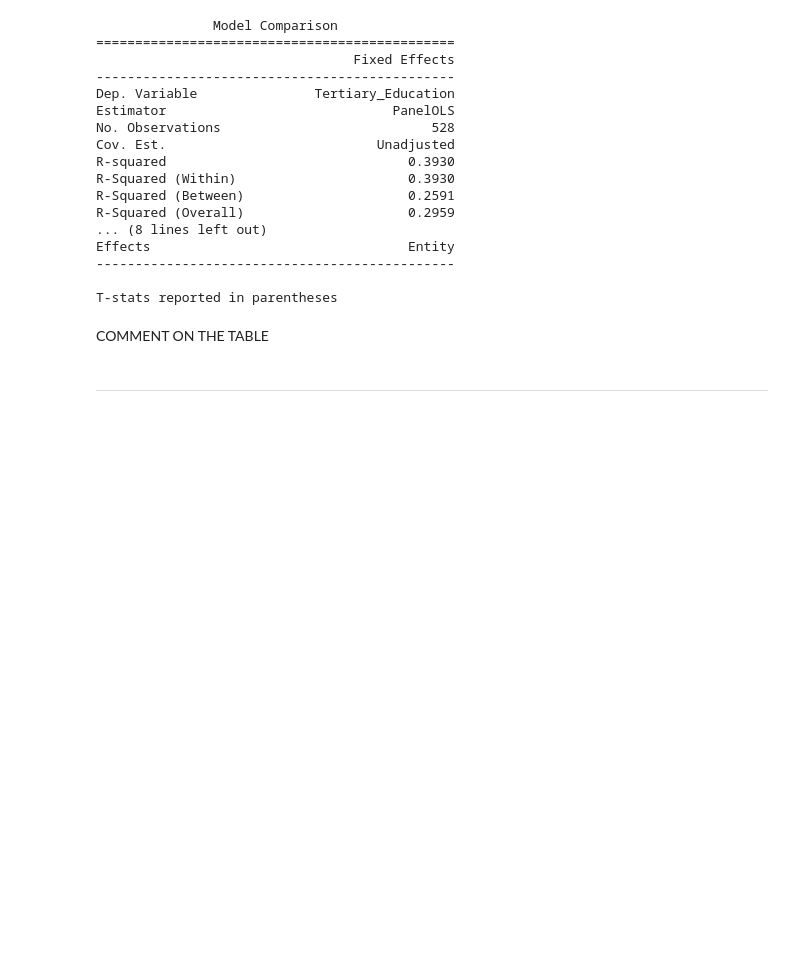
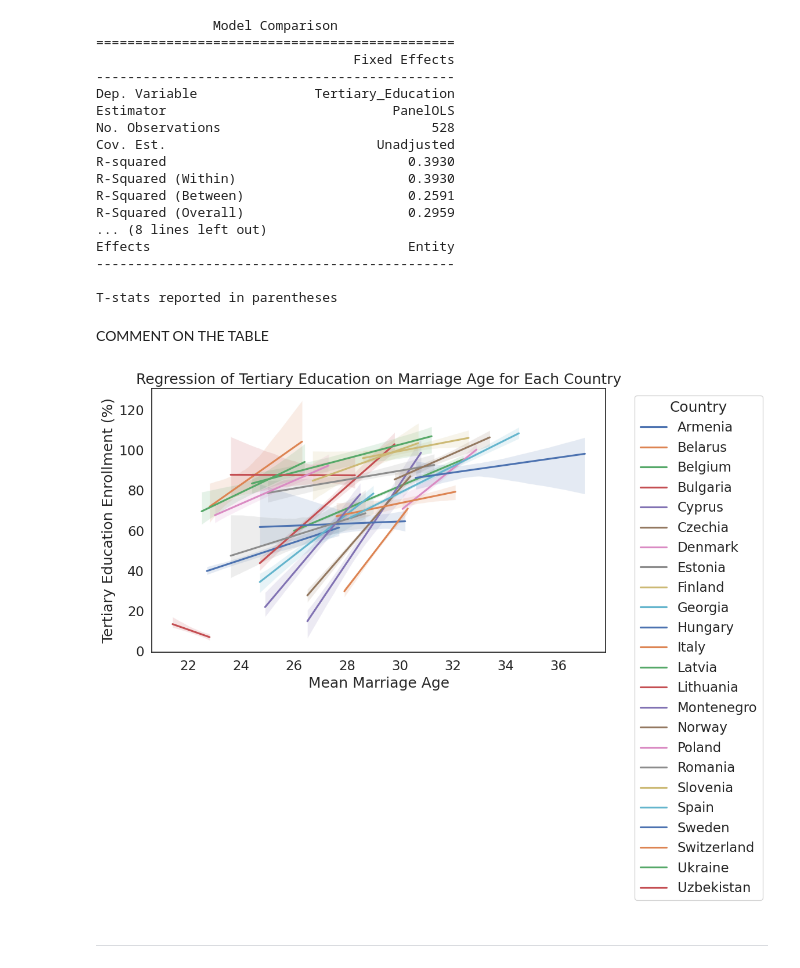
Before and after one commit to adaozdmr/QM2, a Jupyter notebook: Copy_GroupProjectPanelRegression.ipynb, the cells around one changed output. Saved outputs shown, nothing was run; the diff lists cells and outputs as text; code cells hidden in the pictures; blank space fills up the shorter version.

```diff
--- a/Copy_GroupProjectPanelRegression.ipynb
+++ b/Copy_GroupProjectPanelRegression.ipynb
@@ -377,6 +377,32 @@ Effects                                 Entity
 T-stats reported in parentheses
 # %% [markdown]
 COMMENT ON THE TABLE
+# %%
+import seaborn as sns
+import matplotlib.pyplot as plt
+
+# Reset the index to turn 'Country' and 'Year' back into columns
+df_c_reset = df_c.reset_index()
+
+# Plotting the regression lines for each country
+plt.figure(figsize=(12, 8))
+
+# Loop through each country and plot the regression line for each
+for country in df_c_reset['Country'].unique():
+    country_data = df_c_reset[df_c_reset['Country'] == country]
+    sns.regplot(x='Mean_Marriage_Age', y='Tertiary_Education', data=country_data, scatter=False, label=country)
+
+# Adding labels and title
+plt.xlabel('Mean Marriage Age')
+plt.ylabel('Tertiary Education Enrollment (%)')
+plt.title('Regression of Tertiary Education on Marriage Age for Each Country')
+plt.legend(title='Country', bbox_to_anchor=(1.05, 1), loc='upper left')
+
+# Show the plot
+plt.tight_layout()
+plt.show()
+# %% [output]
+[figure, added]
 # %% [markdown]
 
 
```
Also changed, not shown: parts of 2 cells of this notebook.
